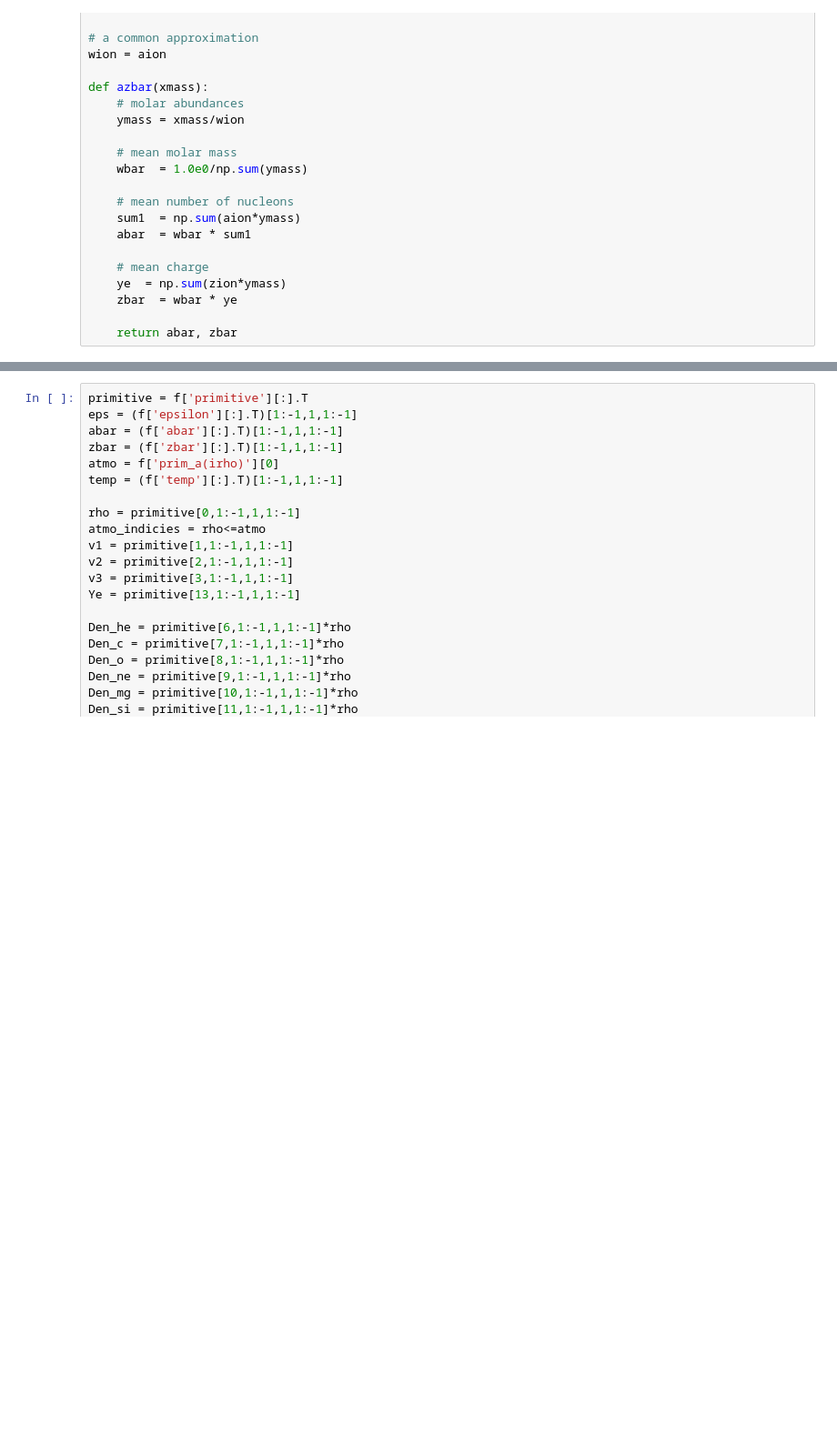
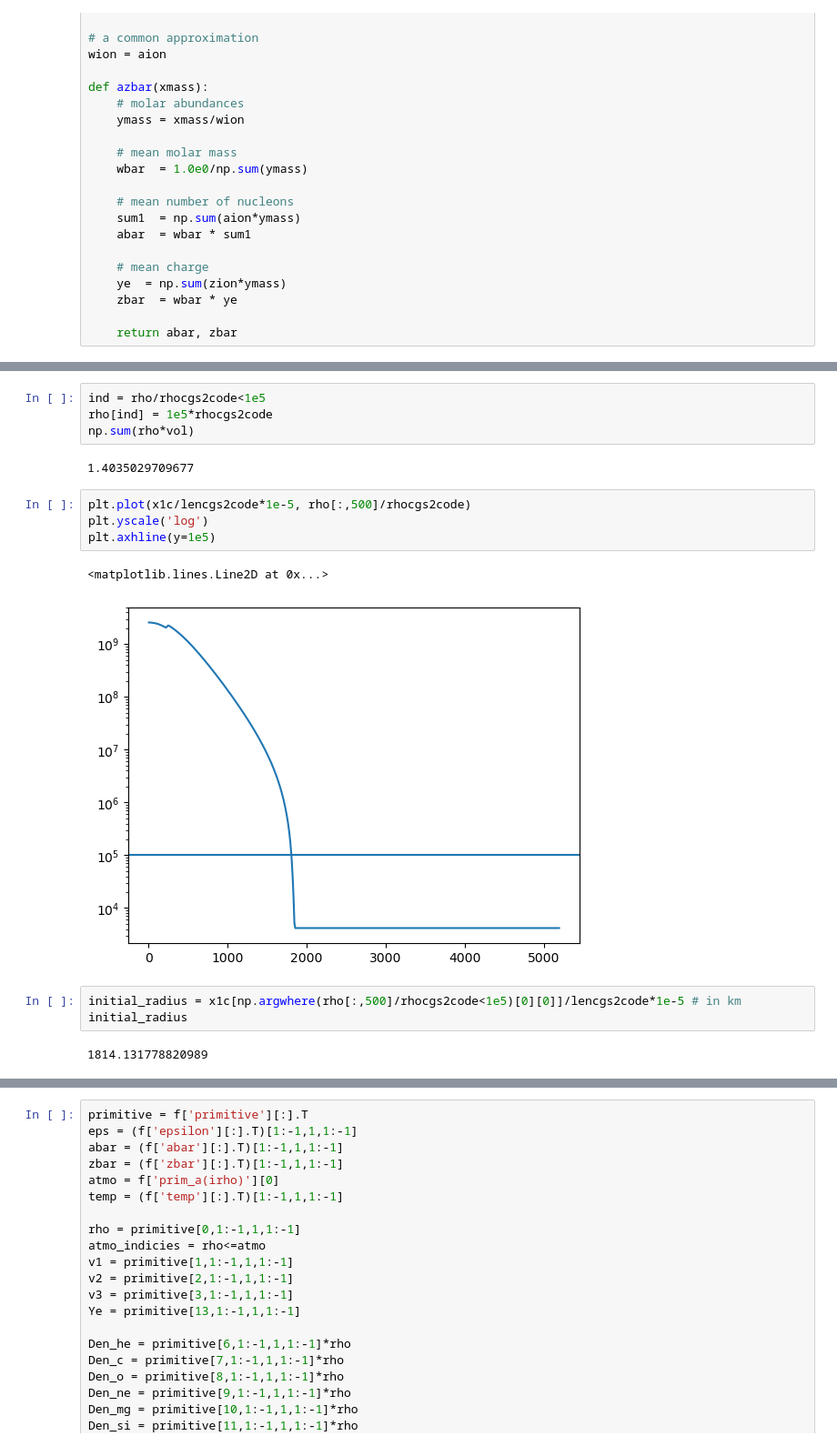
Before and after one commit to Chad-Chong/cumc3d, a Jupyter notebook: model/Type_Ia/outfile/To_SNEC.ipynb, the cells around one changed output, grey strips where cells are left out. Shown at 91% size. Saved outputs shown, nothing was run; the diff lists cells and outputs as text; blank space fills up the shorter version.

```diff
--- a/model/Type_Ia/outfile/To_SNEC.ipynb
+++ b/model/Type_Ia/outfile/To_SNEC.ipynb
@@ -114,6 +114,24 @@ vol = (f0['vol'][:].T)[:,0,:]
 r_arr = np.linspace(dx, x1f[-1]-dx, num=nr)
 
 initial_mass = np.sum((rho*vol)[atmo_indicies])
+# %%
+ind = rho/rhocgs2code<1e5
+rho[ind] = 1e5*rhocgs2code
+np.sum(rho*vol)
+# %% [output]
+1.4035029709677
+# %%
+plt.plot(x1c/lencgs2code*1e-5, rho[:,500]/rhocgs2code)
+plt.yscale('log')
+plt.axhline(y=1e5)
+# %% [output]
+<matplotlib.lines.Line2D at 0x...>
+[figure, added]
+# %%
+initial_radius = x1c[np.argwhere(rho[:,500]/rhocgs2code<1e5)[0][0]]/lencgs2code*1e-5 # in km
+initial_radius
+# %% [output]
+1814.131778820989
 # %%
 print('Initial mass is', initial_mass, 'solar mass')
 # %% [output]
```
Also changed, not shown: parts of 12 cells of this notebook, 10 other files.
